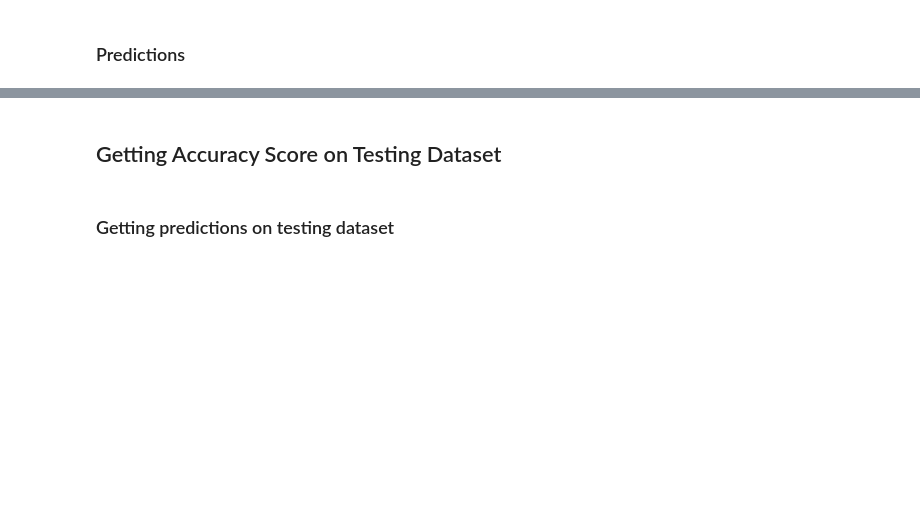
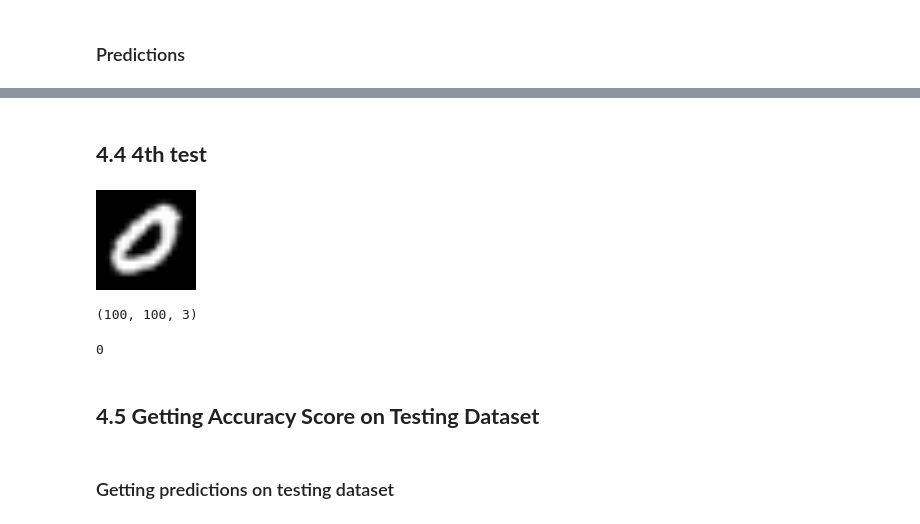
Before and after one commit to Vayansh/Explainable_AI_on_Digit_recognition, a Jupyter notebook: Digit_recognition.ipynb, the cells around one changed output, grey strips where cells are left out. Drawn from its saved outputs; the diff is of its cells as text; code cells hidden in the pictures; blank space fills up the shorter version.

```diff
--- a/Digit_recognition.ipynb
+++ b/Digit_recognition.ipynb
@@ -252,5 +306,19 @@ np.argmax(model.predict(np.resize(test_generator[2][0][0],(1,100,100,3)),verbose
+# %% [markdown]
+## **4.4 4th test**
+# %%
+cv2_imshow(test_generator[90][0][0])
+# %% [output]
+[figure, added]
+# %%
+test_generator[90][0][0].shape
+# %% [output]
+(100, 100, 3)
+# %%
+np.argmax(model.predict(np.resize(test_generator[90][0][0],(1,100,100,3)),verbose = 0))
+# %% [output]
+0
 # %% [markdown]
-## Getting Accuracy Score on Testing Dataset
+## **4.5 Getting Accuracy Score on Testing Dataset**
 # %%
 from tqdm import tqdm
 # %% [markdown]
```
Also changed, not shown: parts of 47 cells of this notebook.
